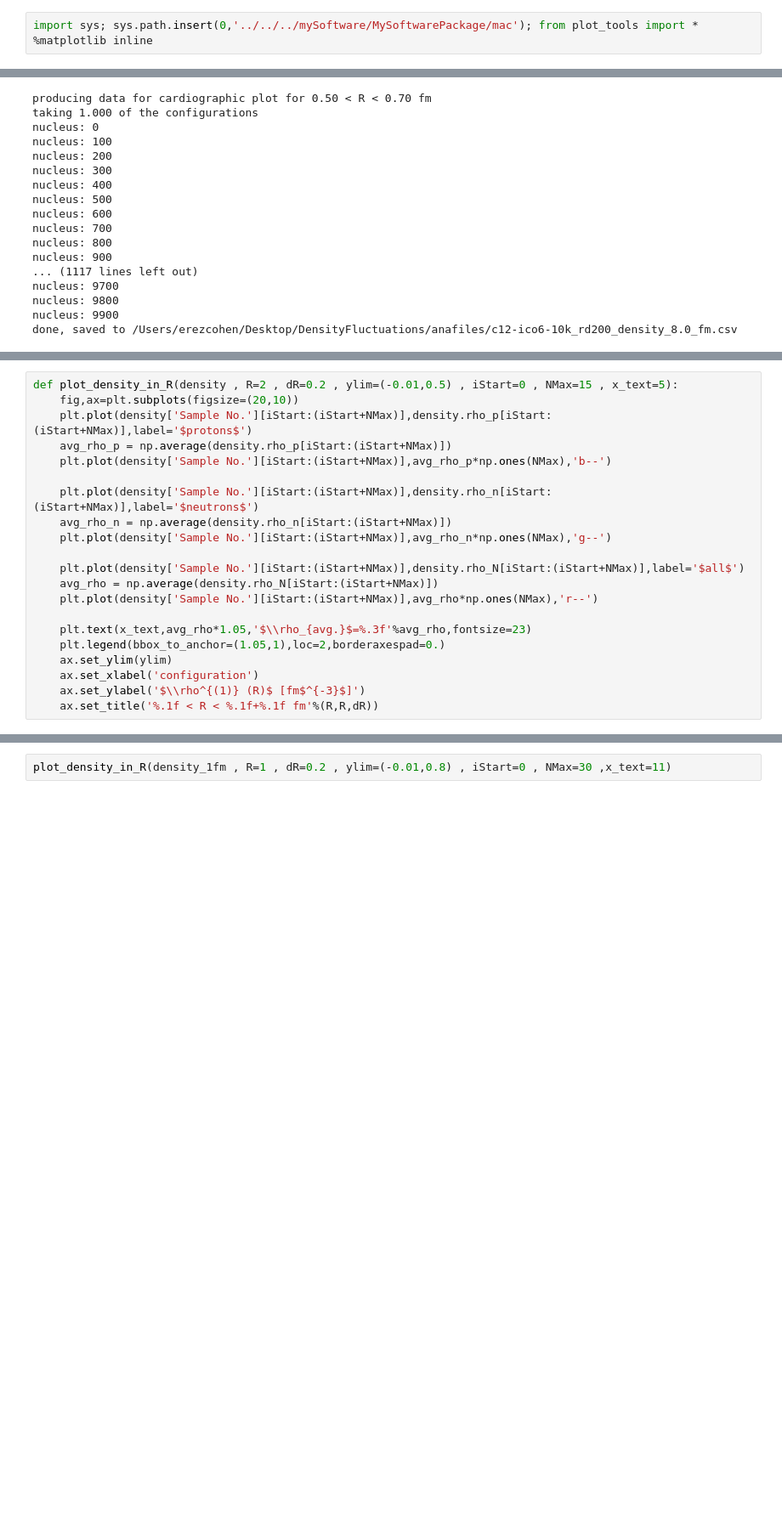
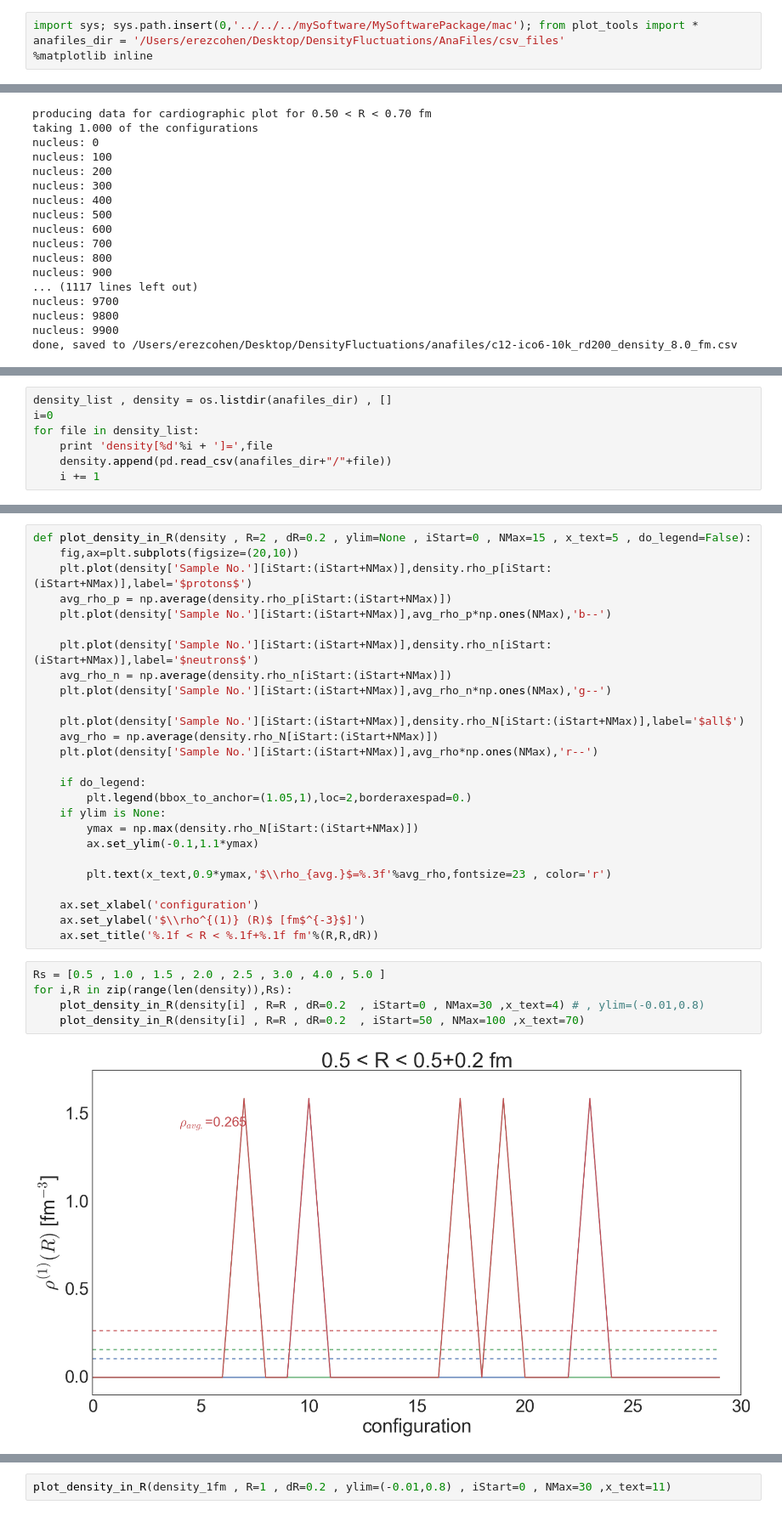
Before and after one commit to erezcoh4/densityFluctuations, a Jupyter notebook: MassimoConfigurationsPackage/notebooks/massiconfigurations.ipynb, the cells around one changed output, grey strips where cells are left out. Shown at 85% size. Saved outputs shown, nothing was run; the diff lists cells and outputs as text; blank space fills up the shorter version.

```diff
--- a/MassimoConfigurationsPackage/notebooks/massiconfigurations.ipynb
+++ b/MassimoConfigurationsPackage/notebooks/massiconfigurations.ipynb
@@ -1,5 +1,6 @@
 # %%
 import sys; sys.path.insert(0,'../../../mySoftware/MySoftwarePackage/mac'); from plot_tools import *
+anafiles_dir = '/Users/erezcohen/Desktop/DensityFluctuations/AnaFiles/csv_files'
 %matplotlib inline
 # %% [output]
 Welcome to ROOTaaS 6.06/02
@@ -264,0 +257,7 @@ density_8fm = pd.read_csv('/Users/erezcohen/Desktop/DensityFluctuations/anafiles
+# %%
+density_list , density = os.listdir(anafiles_dir) , []
+i=0
+for file in density_list:
+    print 'density[%d'%i + ']=',file
+    density.append(pd.read_csv(anafiles_dir+"/"+file))
+    i += 1
@@ -265,5 +285,5 @@ density_8fm = pd.read_csv('/Users/erezcohen/Desktop/DensityFluctuations/anafiles
 # %%
-def plot_density_in_R(density , R=2 , dR=0.2 , ylim=(-0.01,0.5) , iStart=0 , NMax=15 , x_text=5):
+def plot_density_in_R(density , R=2 , dR=0.2 , ylim=None , iStart=0 , NMax=15 , x_text=5 , do_legend=False):
     fig,ax=plt.subplots(figsize=(20,10))
     plt.plot(density['Sample No.'][iStart:(iStart+NMax)],density.rho_p[iStart:(iStart+NMax)],label='$protons$')
     avg_rho_p = np.average(density.rho_p[iStart:(iStart+NMax)])
@@ -277,9 +297,21 @@ def plot_density_in_R(density , R=2 , dR=0.2 , ylim=(-0.01,0.5) , iStart=0 , NMa
     avg_rho = np.average(density.rho_N[iStart:(iStart+NMax)])
     plt.plot(density['Sample No.'][iStart:(iStart+NMax)],avg_rho*np.ones(NMax),'r--')
 
-    plt.text(x_text,avg_rho*1.05,'$\\rho_{avg.}$=%.3f'%avg_rho,fontsize=23)
-    plt.legend(bbox_to_anchor=(1.05,1),loc=2,borderaxespad=0.)
-    ax.set_ylim(ylim)
+    if do_legend:
+        plt.legend(bbox_to_anchor=(1.05,1),loc=2,borderaxespad=0.)
+    if ylim is None:
+        ymax = np.max(density.rho_N[iStart:(iStart+NMax)])
+        ax.set_ylim(-0.1,1.1*ymax)
+
+        plt.text(x_text,0.9*ymax,'$\\rho_{avg.}$=%.3f'%avg_rho,fontsize=23 , color='r')
+
     ax.set_xlabel('configuration')
     ax.set_ylabel('$\\rho^{(1)} (R)$ [fm$^{-3}$]')
     ax.set_title('%.1f < R < %.1f+%.1f fm'%(R,R,dR))
+# %%
+Rs = [0.5 , 1.0 , 1.5 , 2.0 , 2.5 , 3.0 , 4.0 , 5.0 ]
+for i,R in zip(range(len(density)),Rs):
+    plot_density_in_R(density[i] , R=R , dR=0.2  , iStart=0 , NMax=30 ,x_text=4) # , ylim=(-0.01,0.8)
+    plot_density_in_R(density[i] , R=R , dR=0.2  , iStart=50 , NMax=100 ,x_text=70)
+# %% [output]
+[figure, added]
```
Also changed, not shown: parts of 5 cells of this notebook.
